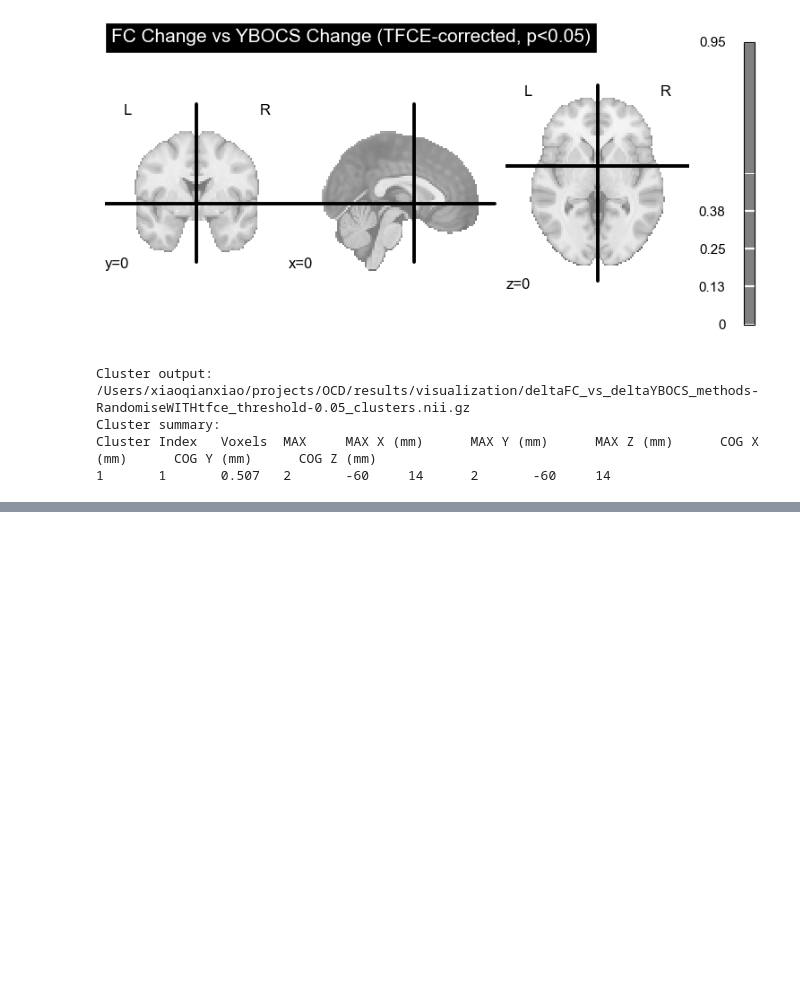
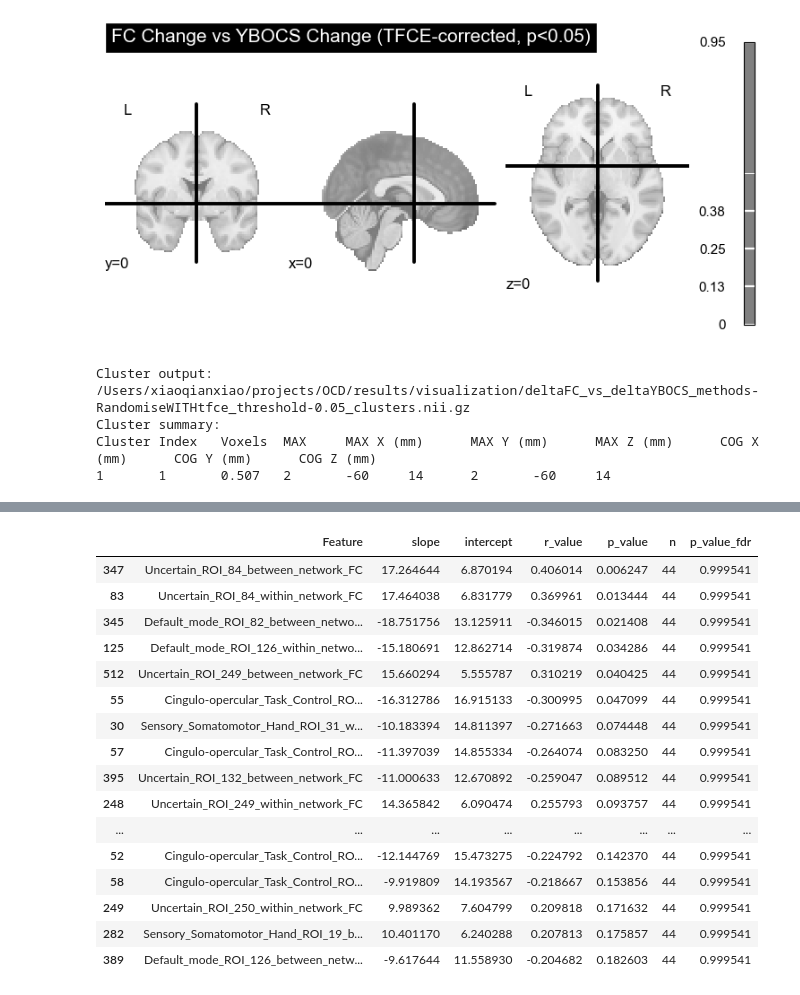
Before and after one commit to XiaoqianXiao/OCD_RO1, a Jupyter notebook: results_visualization.ipynb, the cells around one changed output, grey strips where cells are left out. Cells and saved outputs as stored; diff of their text form; code cells hidden in the pictures; blank space fills up the shorter version.

```diff
--- a/results_visualization.ipynb
+++ b/results_visualization.ipynb
@@ -207,0 +232,22 @@ Cluster Index   Voxels  MAX     MAX X (mm)      MAX Y (mm)      MAX Z (mm)
+# %%
+baselineFC_vs_deltaYBOCS_file = os.path.join(NW_dir, 'baselineFC_vs_deltaYBOCS_roi_fc.csv')
+df_baselineFC_vs_deltaYBOCS = pd.read_csv(baselineFC_vs_deltaYBOCS_file)
+df_baselineFC_vs_deltaYBOCS.sort_values(by='p_value', ascending=True).head(20)
+# %% [output]
+|  | Feature | slope | intercept | r_value | p_value | n | p_value_fdr |
+| 347 | Uncertain_ROI_84_between_network_FC | 17.264644 | 6.870194 | 0.406014 | 0.006247 | 44 | 0.999541 |
+| 83 | Uncertain_ROI_84_within_network_FC | 17.464038 | 6.831779 | 0.369961 | 0.013444 | 44 | 0.999541 |
+| 345 | Default_mode_ROI_82_between_netwo... | -18.751756 | 13.125911 | -0.346015 | 0.021408 | 44 | 0.999541 |
+| 125 | Default_mode_ROI_126_within_netwo... | -15.180691 | 12.862714 | -0.319874 | 0.034286 | 44 | 0.999541 |
+| 512 | Uncertain_ROI_249_between_network_FC | 15.660294 | 5.555787 | 0.310219 | 0.040425 | 44 | 0.999541 |
+| 55 | Cingulo-opercular_Task_Control_RO... | -16.312786 | 16.915133 | -0.300995 | 0.047099 | 44 | 0.999541 |
+| 30 | Sensory_Somatomotor_Hand_ROI_31_w... | -10.183394 | 14.811397 | -0.271663 | 0.074448 | 44 | 0.999541 |
+| 57 | Cingulo-opercular_Task_Control_RO... | -11.397039 | 14.855334 | -0.264074 | 0.083250 | 44 | 0.999541 |
+| 395 | Uncertain_ROI_132_between_network_FC | -11.000633 | 12.670892 | -0.259047 | 0.089512 | 44 | 0.999541 |
+| 248 | Uncertain_ROI_249_within_network_FC | 14.365842 | 6.090474 | 0.255793 | 0.093757 | 44 | 0.999541 |
+| ... | ... | ... | ... | ... | ... | ... | ... |
+| 52 | Cingulo-opercular_Task_Control_RO... | -12.144769 | 15.473275 | -0.224792 | 0.142370 | 44 | 0.999541 |
+| 58 | Cingulo-opercular_Task_Control_RO... | -9.919809 | 14.193567 | -0.218667 | 0.153856 | 44 | 0.999541 |
+| 249 | Uncertain_ROI_250_within_network_FC | 9.989362 | 7.604799 | 0.209818 | 0.171632 | 44 | 0.999541 |
+| 282 | Sensory_Somatomotor_Hand_ROI_19_b... | 10.401170 | 6.240288 | 0.207813 | 0.175857 | 44 | 0.999541 |
+| 389 | Default_mode_ROI_126_between_netw... | -9.617644 | 11.558930 | -0.204682 | 0.182603 | 44 | 0.999541 |
```
Also changed, not shown: parts of 3 cells of this notebook, 2 other files.
